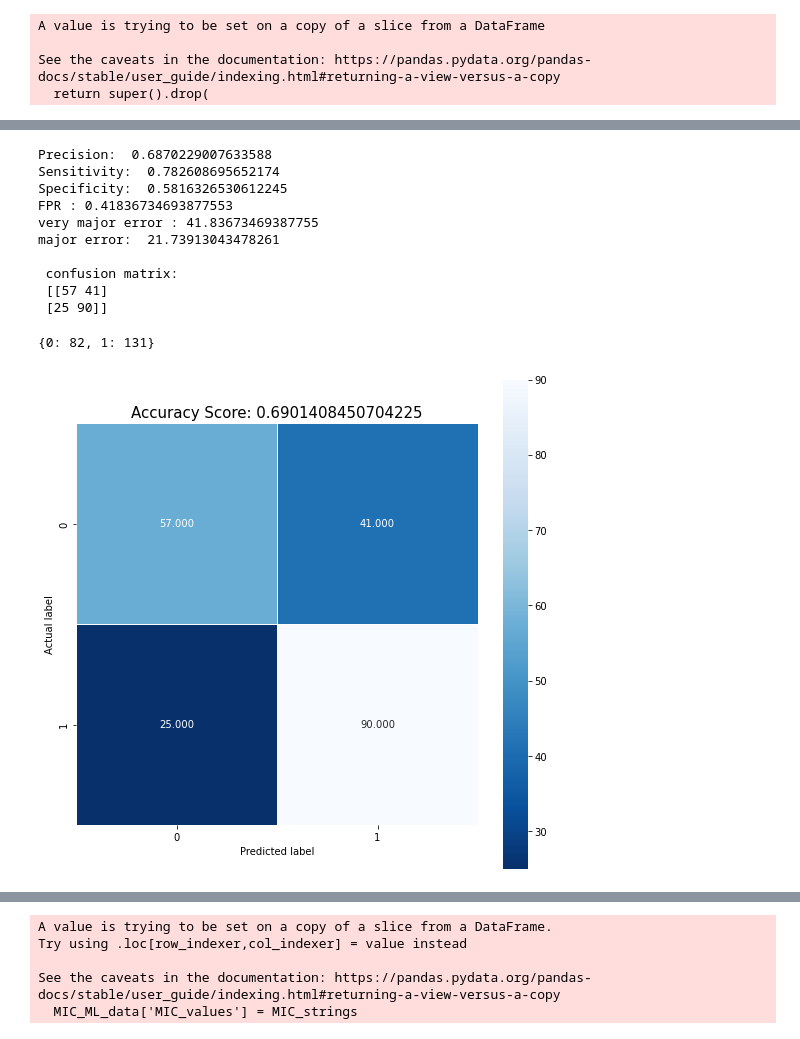
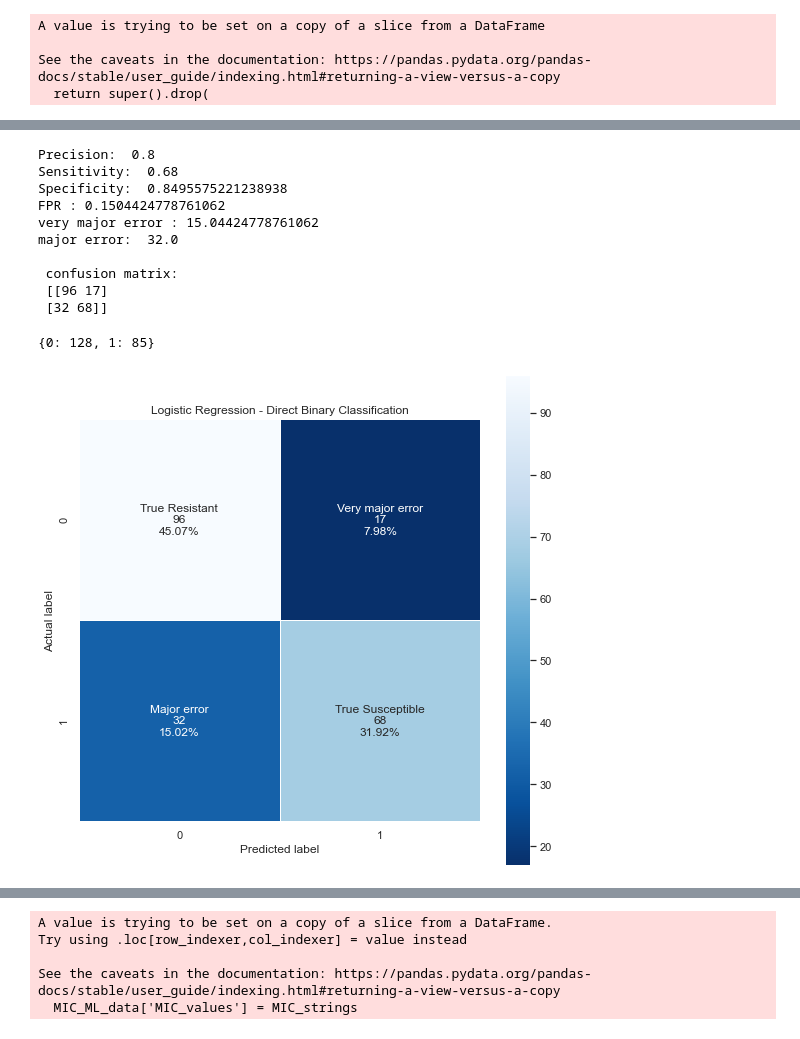
Before and after one commit to fowler-lab/Inh_resistance, a Jupyter notebook: Logreg_notebook.ipynb, the cells around one changed output, grey strips where cells are left out. Cells and saved outputs as stored; diff of their text form; code cells hidden in the pictures.

```diff
--- a/Logreg_notebook.ipynb
+++ b/Logreg_notebook.ipynb
@@ -218,11 +164,11 @@ grid_kfold_shuffle test set AUC:  0.7441502463054187
 # %%
-#use best preprocessing (standard scaler) and parameters (c=100) for av. precision
+#use best preprocessing (None) and parameters (c=0.01, solver = 'newton-cg') for av. precision
 from sklearn.metrics import precision_recall_curve
 from matplotlib import pyplot as plt
 import numpy as np
 
-pipe = Pipeline([('preprocessing', MinMaxScaler()),
-                ('classifier', LogisticRegression(C=0.10, max_iter=10000))])
+pipe = Pipeline([('preprocessing', None),
+                ('classifier', LogisticRegression(C=0.01, max_iter=10000, solver = 'newton-cg'))])
 
 pipe.fit(X_train_cv, y_train_cv)
 predict = (pipe.decision_function(X_test_nodup))
@@ -236,7 +182,5 @@ plt.plot(precision[close_zero], recall[close_zero], '^', c='k',
 plt.xlabel('precision')
 plt.ylabel('recall')
 plt.legend(loc='best')
-plt.title('Precision-recall curve for logistic regression (MinMaxScaler(), C=0.1)')
-
-print(precision)
+plt.title('Precision-recall curve for logistic regression (C=0.01, solver = "newton-cg")')
 # %% [output]
@@ -261,6 +192,11 @@ print(precision)
 # %%
-#use best preprocessing (standard scaler) and parameters (c=100) for av. precision
+#use best preprocessing (MinMaxScaler()) and parameters (c=100, solver = 'liblinear') for best: ROC AUC
 from sklearn.metrics import roc_curve
+
+pipe = Pipeline([('preprocessing', MinMaxScaler()),
+                ('classifier', LogisticRegression(C=100, max_iter=10000, solver = 'liblinear'))])
+
+pipe.fit(X_train_cv, y_train_cv)
 
 fpr, tpr, thresholds = roc_curve(y_test_nodup, pipe.decision_function(X_test_nodup))
 
@@ -271,5 +207,5 @@ plt.plot(fpr[close_zero], tpr[close_zero], '^', c='k',
 plt.xlabel('FPR')
 plt.ylabel('TPR')
 plt.legend(loc='best')
-plt.title('ROC curve for logistic regression (MinMaxScaler(), C=0.1)')
+plt.title('ROC curve for logistic regression (MinMaxScaler(), C=100, solver = "liblinear")')
 # %% [output]
@@ -278,11 +221,11 @@ Text(0.5, 1.0, 'ROC curve for logistic regression (MinMaxScaler(), C=0.1)')
 # %%
-#confusion matrix (StandardScaler, C=100)
+#confusion matrix (MinMaxScaler()) and parameters (c=100, solver = 'liblinear') from ROC AUC
 
 from sklearn.metrics import confusion_matrix
 
 #build and fit pipieline
 pipe = Pipeline([('preprocessing', MinMaxScaler()),
-                 ('classifier', LogisticRegression(C=0.1, max_iter=10000))])
+                ('classifier', LogisticRegression(C=100, max_iter=10000, solver = 'liblinear'))])
 
 pipe.fit(X_train_cv, y_train_cv)
 predict = pipe.predict(X_test_nodup).astype(int)
@@ -306,30 +249,41 @@ print ('FPR :', FPR)
 print ('very major error :', very_major_error)
 print ('major error: ', major_error)
 print ('\n confusion matrix: \n', confusion)
+
+# begins creates list for model comparison:
+direct_VME = very_major_error
+direct_ME = major_error
 # %% [output]
-Precision:  0.6870229007633588
-Sensitivity:  0.782608695652174
-Specificity:  0.5816326530612245
-FPR : 0.41836734693877553
-very major error : 41.83673469387755
-major error:  21.73913043478261
+Precision:  0.8
+Sensitivity:  0.68
+Specificity:  0.8495575221238938
+FPR : 0.1504424778761062
+very major error : 15.04424778761062
+major error:  32.0
 
  confusion matrix:
- [[57 41]
- [25 90]]
+ [[96 17]
+ [32 68]]
 # %%
 unique, counts = np.unique(predict, return_counts=True)
 print(dict(zip(unique, counts)))
 
-score = pipe.score(X_test_nodup, y_test_nodup)
-
 cm = metrics.confusion_matrix(y_test_nodup, predict)
 plt.figure(figsize=(9,9))
-sns.heatmap(cm, annot=True, fmt=".3f", linewidths=.5, square = True, cmap = 'Blues_r');
+
+group_names = ['True Resistant','Very major error','Major error','True Susceptible']
+group_counts = ['{0:0.0f}'.format(value) for value in
+                cm.flatten()]
+group_percentages = ['{0:.2%}'.format(value) for value in
+                     cm.flatten()/np.sum(cm)]
+labels = [f'{v1}\n{v2}\n{v3}' for v1, v2, v3 in
+          zip(group_names,group_counts,group_percentages)]
+labels = np.asarray(labels).reshape(2,2)
+
+sns.heatmap(cm, annot=labels, fmt='', linewidths=.5, square = True, cmap = 'Blues_r', cbar=False);
 plt.ylabel('Actual label');
 plt.xlabel('Predicted label');
-all_sample_title = 'Accuracy Score: {0}'.format(score)
-plt.title(all_sample_title, size = 15);
+plt.title('Logistic Regression - Direct Binary Classification');
 # %% [output]
-{0: 82, 1: 131}
+{0: 128, 1: 85}
-[figure, old version]
+[figure, new version]
```
Also changed, not shown: parts of 63 cells of this notebook.
